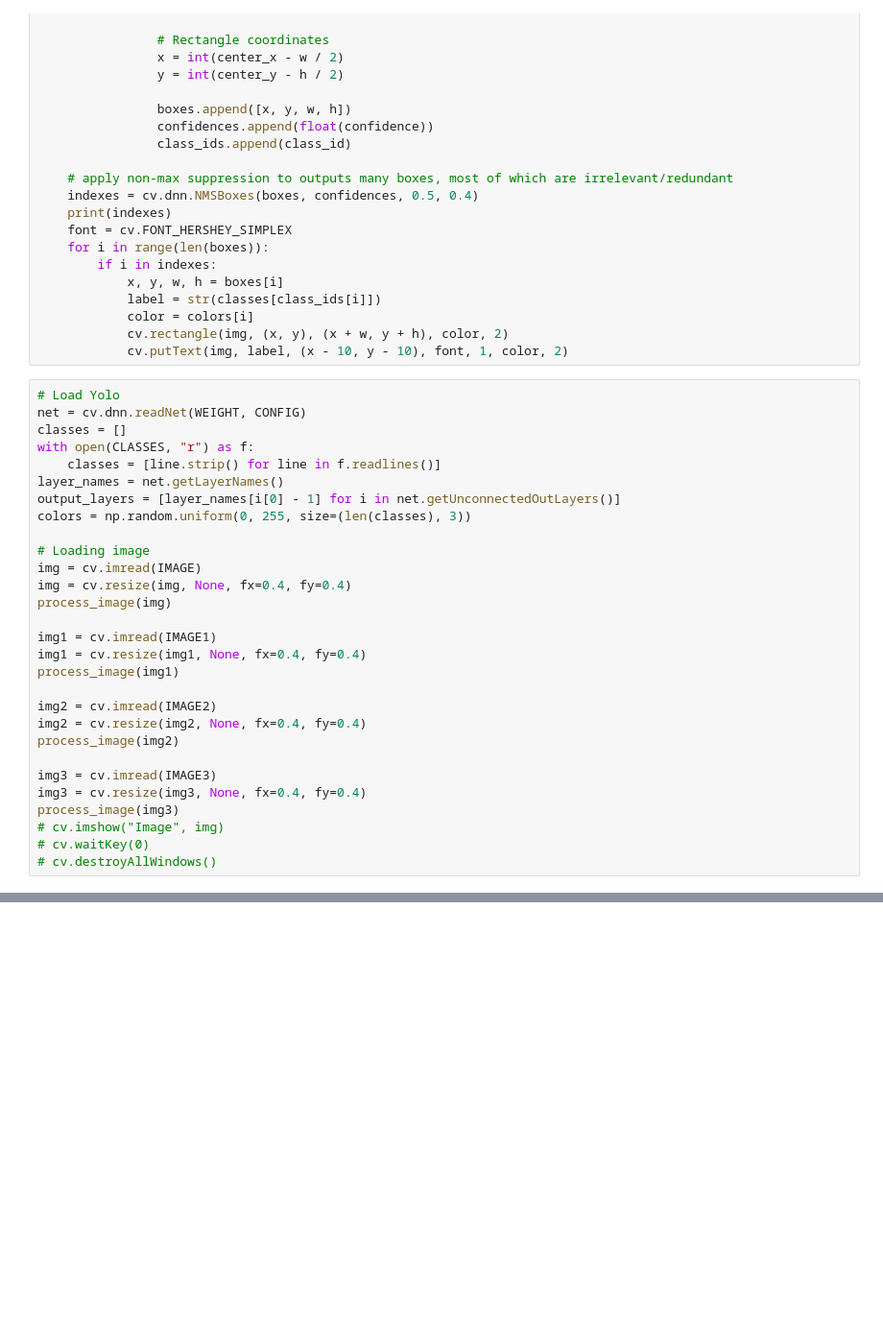
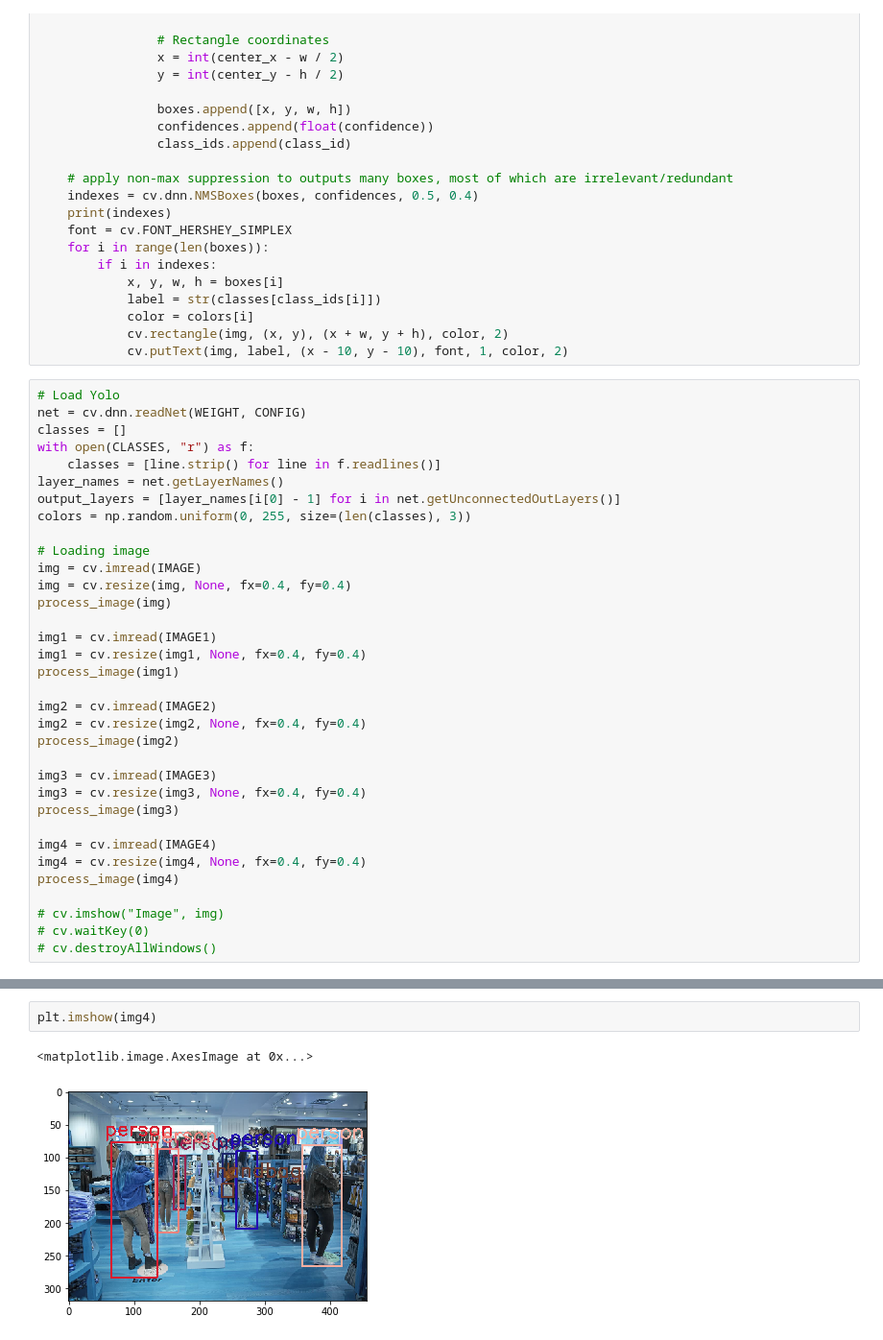
Before and after one commit to UPstartDeveloper/cv-contact-tracing, a Jupyter notebook: notebooks/image-object-detection.ipynb, the cells around one changed output, grey strips where cells are left out. Shown at 96% size. Cells and saved outputs as stored; diff of their text form; blank space fills up the shorter version.

```diff
--- a/notebooks/image-object-detection.ipynb
+++ b/notebooks/image-object-detection.ipynb
@@ -98,6 +100,11 @@ process_image(img2)
 img3 = cv.imread(IMAGE3)
 img3 = cv.resize(img3, None, fx=0.4, fy=0.4)
 process_image(img3)
+
+img4 = cv.imread(IMAGE4)
+img4 = cv.resize(img4, None, fx=0.4, fy=0.4)
+process_image(img4)
+
 # cv.imshow("Image", img)
 # cv.waitKey(0)
 # cv.destroyAllWindows()
@@ -143,0 +151,5 @@ plt.imshow(img3)
+# %%
+plt.imshow(img4)
+# %% [output]
+<matplotlib.image.AxesImage at 0x...>
+[figure, added]
```
Also changed, not shown: parts of 6 cells of this notebook, 2 other files.
